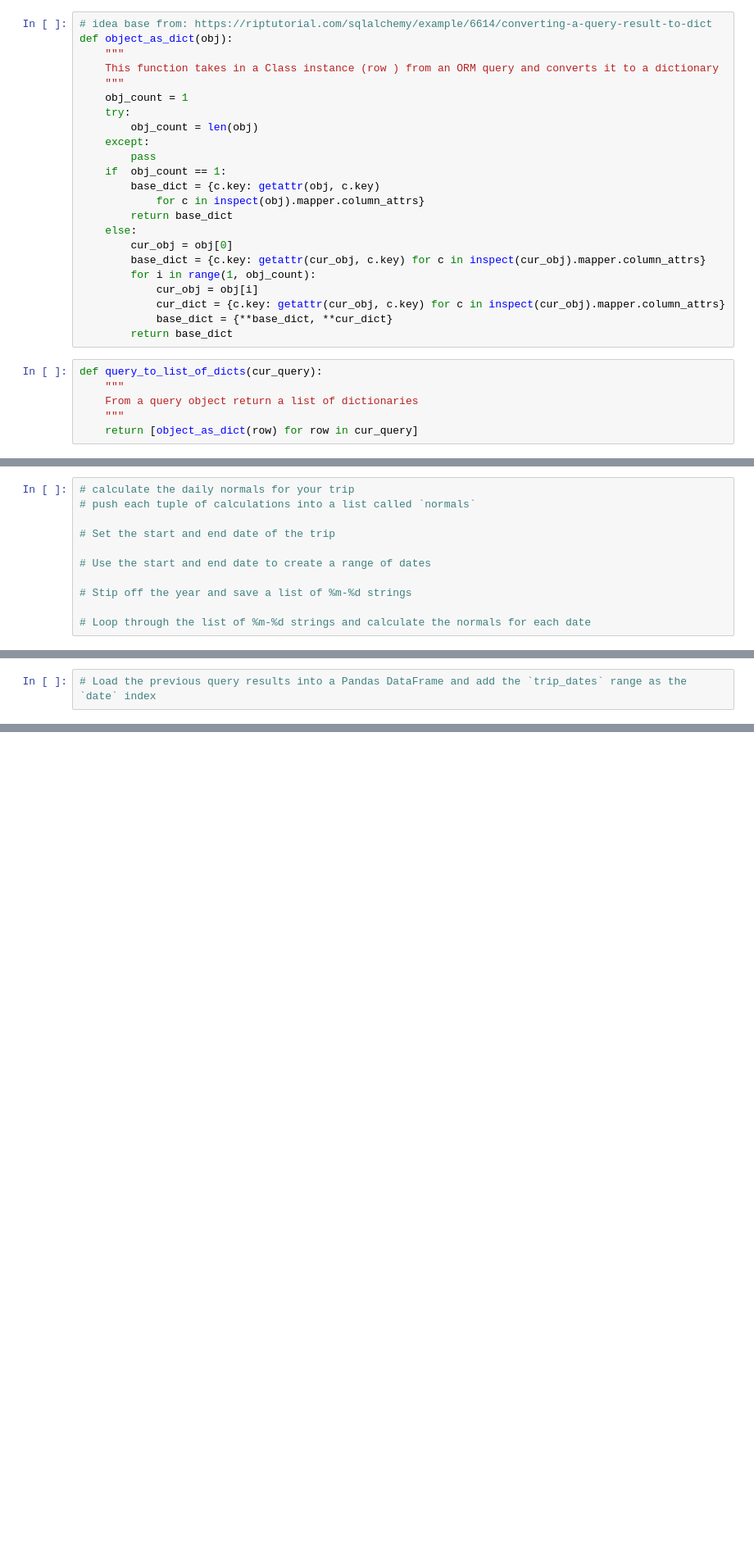
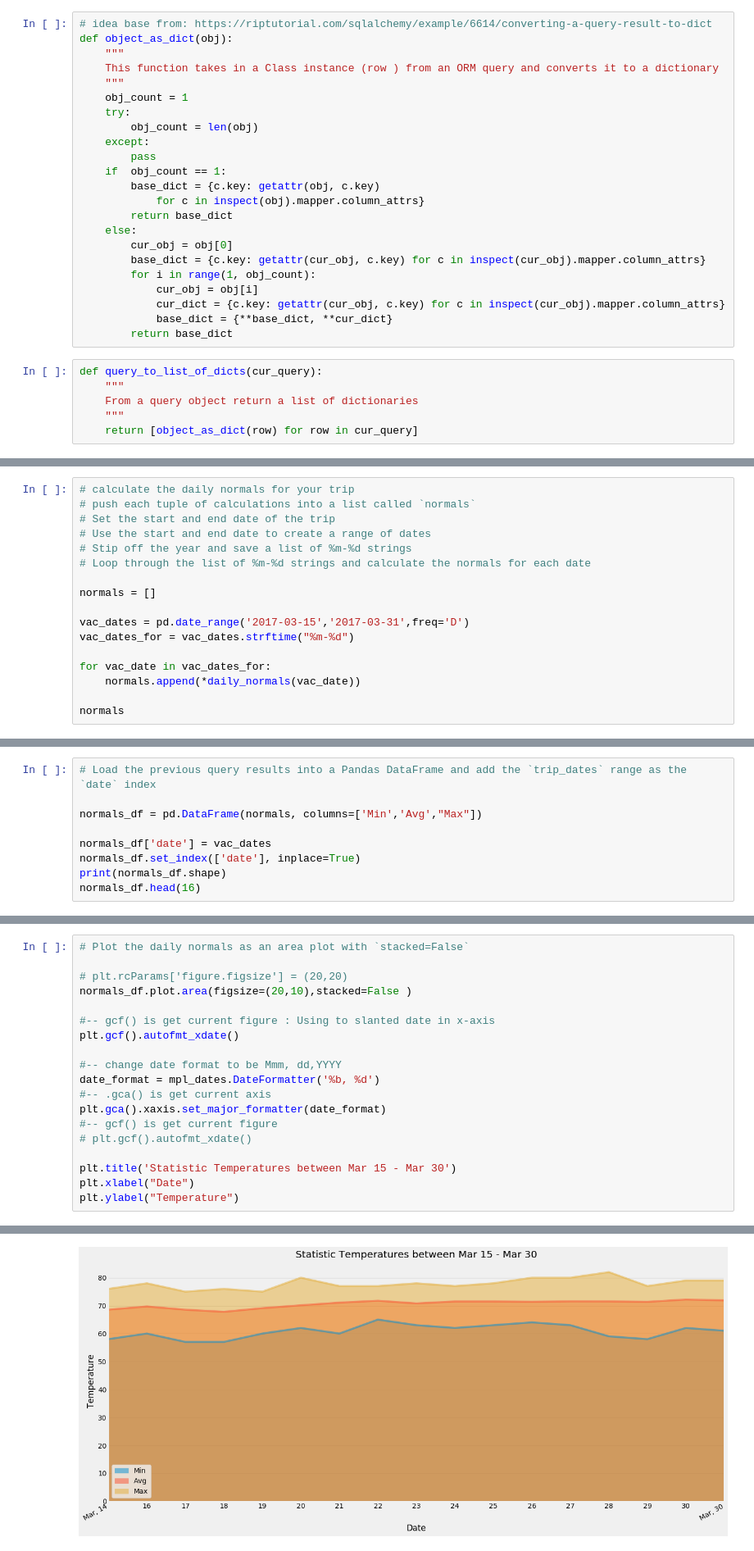
Before and after one commit to PanaratDuke/sqlalchemy-challenge, a Jupyter notebook: climate_starter.ipynb, the cells around one changed output, grey strips where cells are left out. Shown: that part at 82% size. Saved outputs shown, nothing was run; the diff lists cells and outputs as text; blank space fills up the shorter version.

```diff
--- a/climate_starter.ipynb
+++ b/climate_starter.ipynb
@@ -411,11 +507,17 @@ daily_normals("01-01")
 # %%
 # calculate the daily normals for your trip
 # push each tuple of calculations into a list called `normals`
+# Set the start and end date of the trip
+# Use the start and end date to create a range of dates
+# Stip off the year and save a list of %m-%d strings
+# Loop through the list of %m-%d strings and calculate the normals for each date
 
-# Set the start and end date of the trip
+normals = []
 
-# Use the start and end date to create a range of dates
+vac_dates = pd.date_range('2017-03-15','2017-03-31',freq='D')
+vac_dates_for = vac_dates.strftime("%m-%d")
 
-# Stip off the year and save a list of %m-%d strings
+for vac_date in vac_dates_for:
+    normals.append(*daily_normals(vac_date))
 
-# Loop through the list of %m-%d strings and calculate the normals for each date
+normals
@@ -422,2 +546,9 @@ daily_normals("01-01")
 # %%
 # Load the previous query results into a Pandas DataFrame and add the `trip_dates` range as the `date` index
+
+normals_df = pd.DataFrame(normals, columns=['Min','Avg',"Max"])
+
+normals_df['date'] = vac_dates
+normals_df.set_index(['date'], inplace=True)
+print(normals_df.shape)
+normals_df.head(16)
@@ -425,0 +580,20 @@ daily_normals("01-01")
+# %%
+# Plot the daily normals as an area plot with `stacked=False`
+
+# plt.rcParams['figure.figsize'] = (20,20)
+normals_df.plot.area(figsize=(20,10),stacked=False )
+
+#-- gcf() is get current figure : Using to slanted date in x-axis
+plt.gcf().autofmt_xdate()
+
+#-- change date format to be Mmm, dd,YYYY
+date_format = mpl_dates.DateFormatter('%b, %d')
+#-- .gca() is get current axis
+plt.gca().xaxis.set_major_formatter(date_format)
+#-- gcf() is get current figure
+# plt.gcf().autofmt_xdate()
+
+plt.title('Statistic Temperatures between Mar 15 - Mar 30')
+plt.xlabel("Date")
+plt.ylabel("Temperature")
+# %% [output]
@@ -425,0 +601 @@ daily_normals("01-01")
+[figure, added]
```
Also changed, not shown: parts of 25 cells of this notebook.
